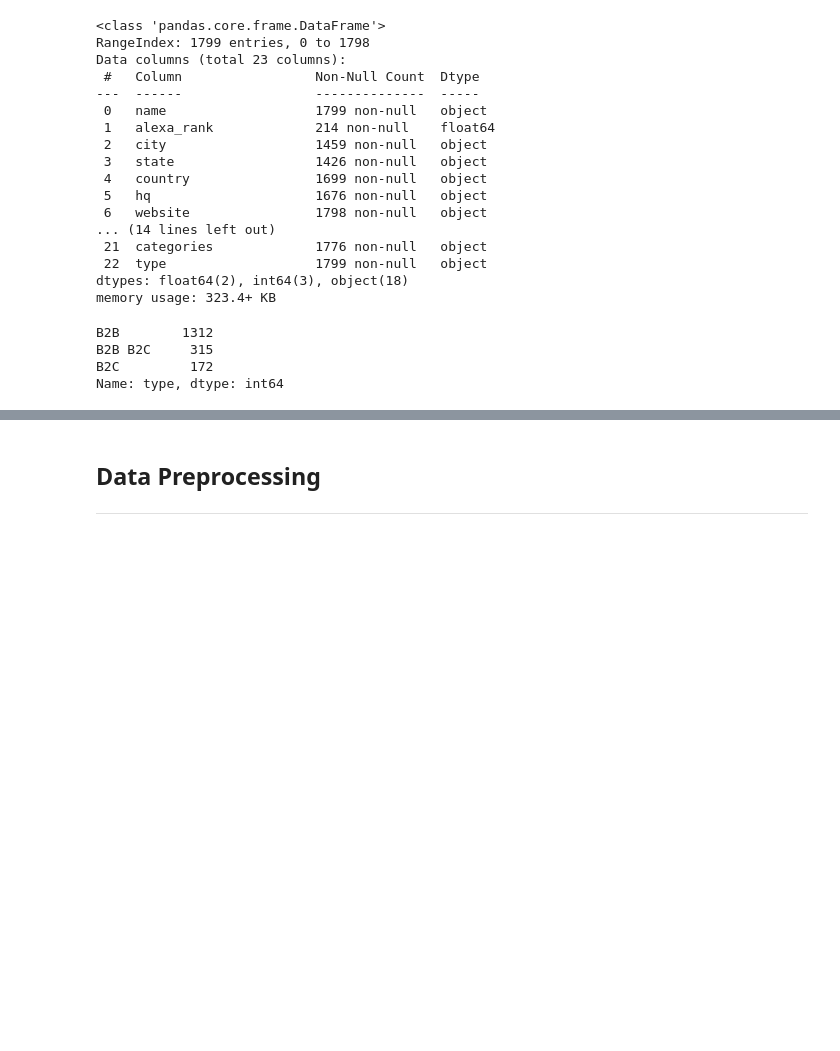
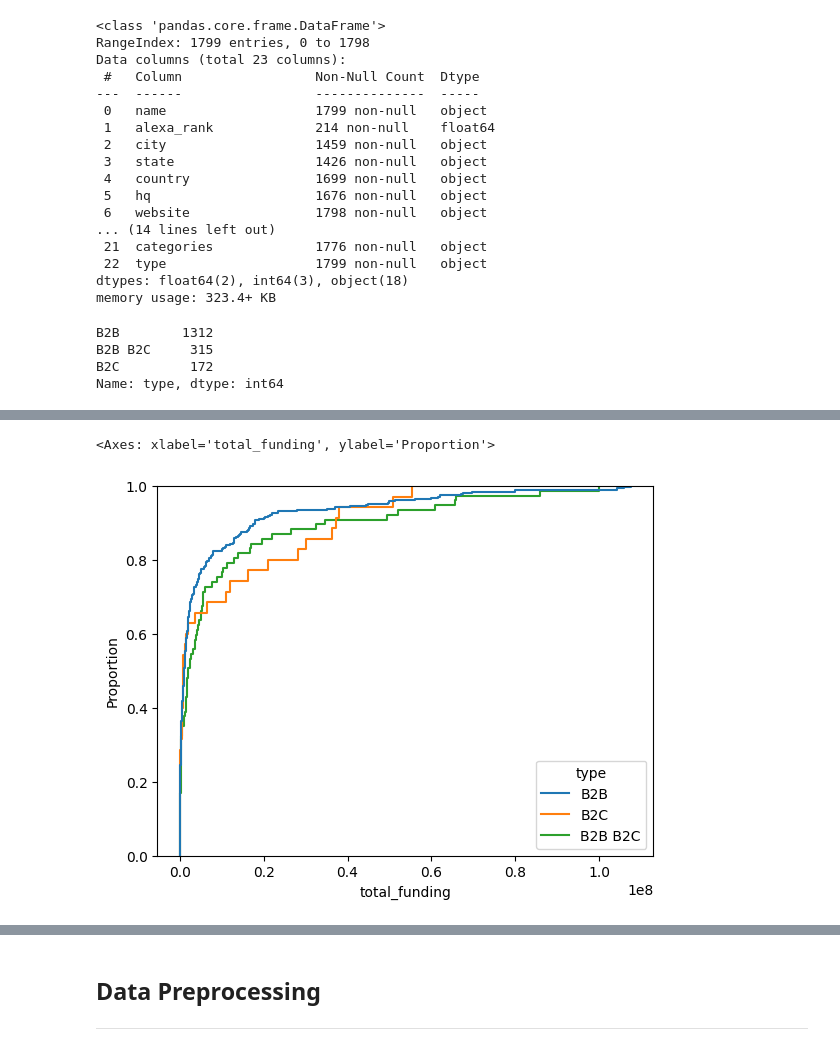
Before and after one commit to cvillela/amplemarket_challenge, a Jupyter notebook: challenge.ipynb, the cells around one changed output, grey strips where cells are left out. Saved outputs shown, nothing was run; the diff lists cells and outputs as text; code cells hidden in the pictures; blank space fills up the shorter version.

```diff
--- a/challenge.ipynb
+++ b/challenge.ipynb
@@ -135,0 +204,5 @@ Name: type, dtype: int64
+# %%
+sns.ecdfplot(data=df.loc[df['has_funding']==1], x='total_funding', hue='type')
+# %% [output]
+<Axes: xlabel='total_funding', ylabel='Proportion'>
+[figure, added]
```
Also changed, not shown: parts of 100 cells of this notebook.
